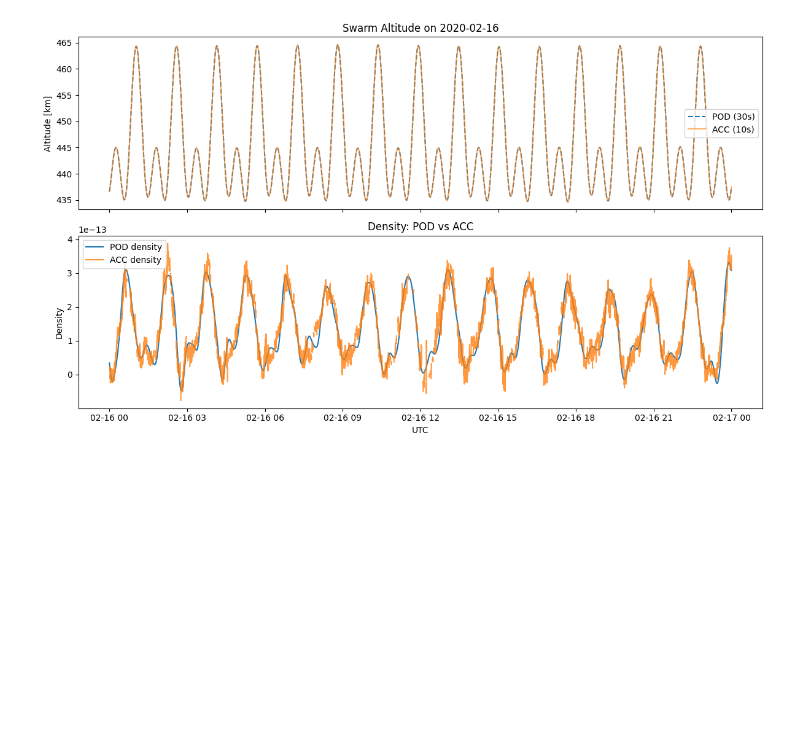
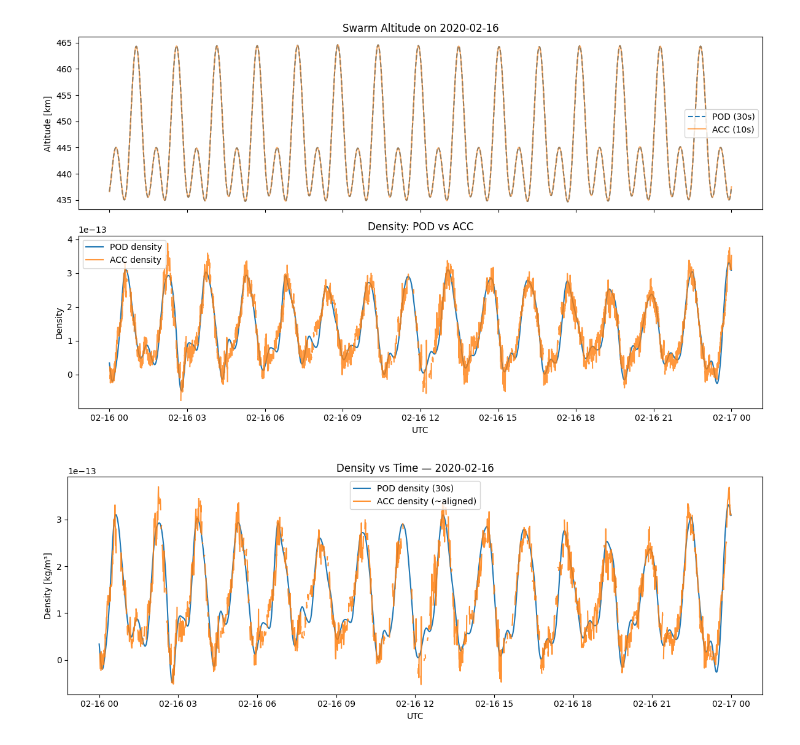
Before and after one commit to ryuabesei/testdata, a Jupyter notebook: firstdata.ipynb, the cells around one changed output. Cells and saved outputs as stored; diff of their text form; code cells hidden in the pictures; blank space fills up the shorter version.

```diff
--- a/firstdata.ipynb
+++ b/firstdata.ipynb
@@ -333,3 +333,51 @@ plt.tight_layout()
 plt.show()
 # %% [output]
 [figure]
+# %%
+# 2020年のDNS（POD/ACC）を読み込み
+DNS_POD = pickle.load(open("DNS_POD_2020.pkl","rb"))
+DNS_ACC = pickle.load(open("DNS_ACC_2020.pkl","rb"))
+
+def doy_2020(d: date) -> int:
+    """2020-01-01 を 1 とする DOY（1始まり）"""
+    return (d - date(2020,1,1)).days + 1
+
+def concat_dns_month(DNS: dict, year: int, month: int) -> pd.DataFrame:
+    """DNS（DOY→DataFrame）から、指定の年月だけを縦結合して返す"""
+    frames = []
+    for k in sorted(DNS.keys()):
+        df = DNS[k]["data"]
+        if not df.empty:
+            dfm = df.loc[f"{year:04d}-{month:02d}-01":f"{year:04d}-{month:02d}-31 23:59:59"]
+            if not dfm.empty:
+                frames.append(dfm)
+    return pd.concat(frames).sort_index() if frames else pd.DataFrame()
+# %%
+# === 解析したい日付 ===
+the_day = date(2020, 2, 16)  # ← 好きな日に変更
+
+k = doy_2020(the_day)
+P = DNS_POD.get(k, {}).get("data")
+A = DNS_ACC.get(k, {}).get("data")
+
+if P is None or A is None:
+    raise ValueError(f"DNS に {the_day} の日が見つかりません（POD/ACCのどちらか欠け）")
+
+# POD基準でACC密度を合わせる（±30s）
+merged = pd.merge_asof(
+    P.sort_index()[["density"]].rename(columns={"density":"rho_pod"}),
+    A.sort_index()[["density"]].rename(columns={"density":"rho_acc"}),
+    left_index=True, right_index=True,
+    direction="nearest", tolerance=pd.Timedelta("30s")
+)
+
+fig, ax = plt.subplots(figsize=(12,4.5))
+ax.plot(merged.index, merged["rho_pod"], label="POD density (30s)")
+ax.plot(merged.index, merged["rho_acc"], label="ACC density (~aligned)", alpha=0.85)
+ax.set_title(f"Density vs Time — {the_day.isoformat()}")
+ax.set_ylabel("Density [kg/m³]")
+ax.set_xlabel("UTC")
+ax.legend()
+plt.tight_layout(); plt.show()
+# %% [output]
+[figure, added]
```
Also changed, not shown: parts of 5 cells of this notebook, 2 other files.
